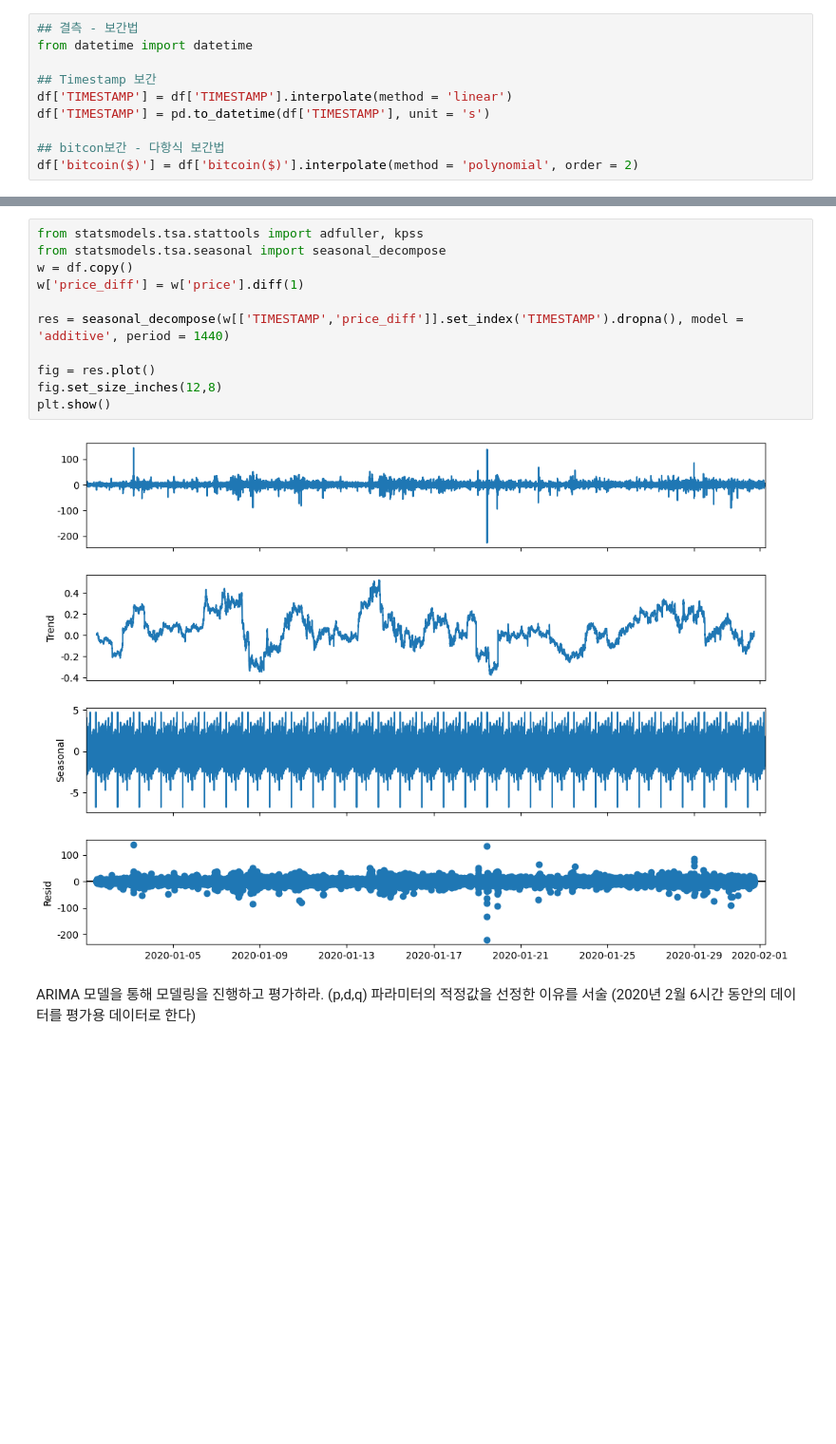
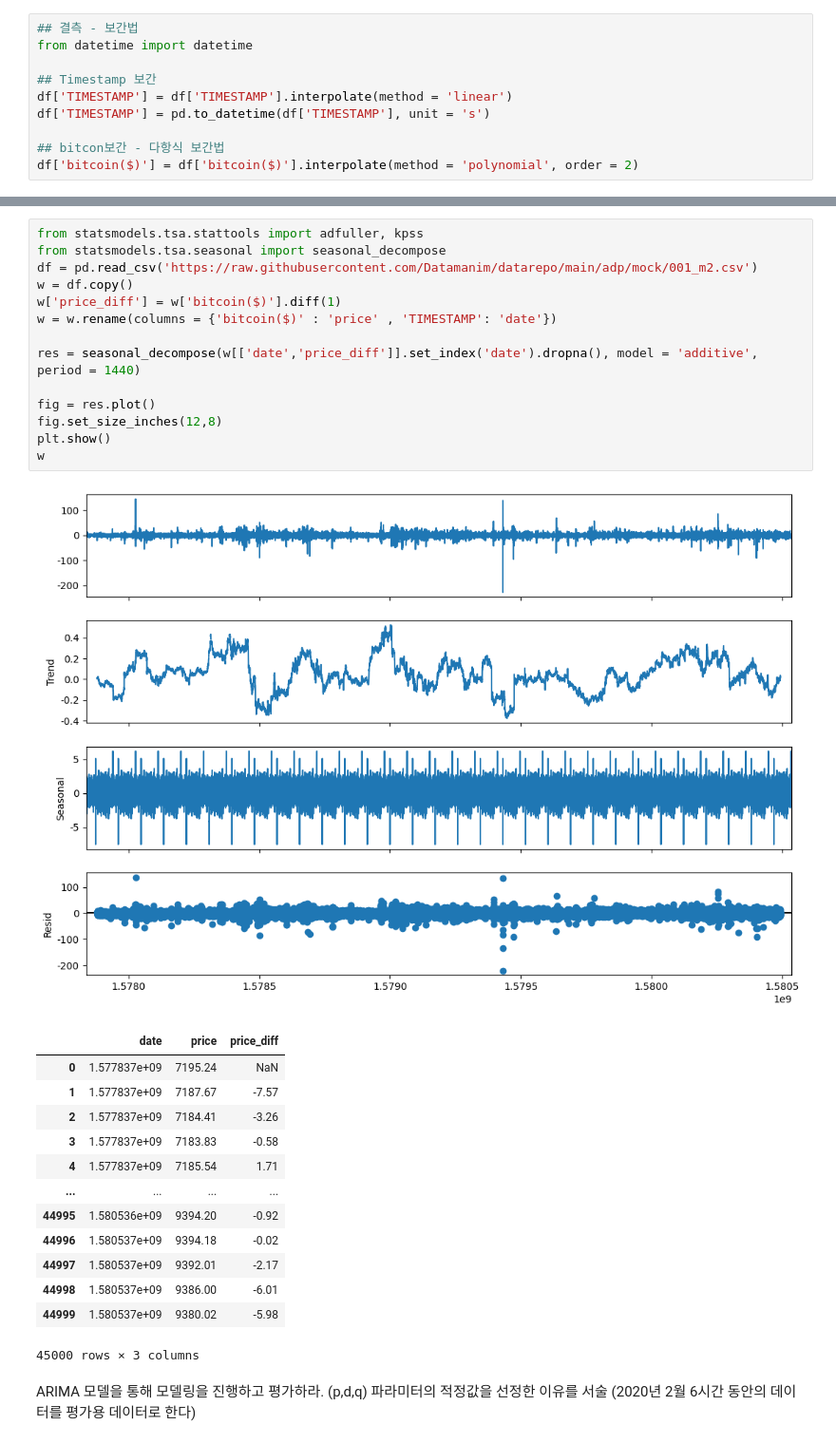
Before and after one commit to doeungim/ADP_DE, a Jupyter notebook: ADP_Exam1.ipynb, the cells around one changed output, grey strips where cells are left out. Shown at 95% size. Saved outputs shown, nothing was run; the diff lists cells and outputs as text; blank space fills up the shorter version.

```diff
--- a/ADP_Exam1.ipynb
+++ b/ADP_Exam1.ipynb
@@ -305,16 +293,32 @@ TypeError: float() argument must be a string or a real number, not 'Timestamp'
 # %%
 from statsmodels.tsa.stattools import adfuller, kpss
 from statsmodels.tsa.seasonal import seasonal_decompose
+df = pd.read_csv('https://raw.githubusercontent.com/Datamanim/datarepo/main/adp/mock/001_m2.csv')
 w = df.copy()
-w['price_diff'] = w['price'].diff(1)
+w['price_diff'] = w['bitcoin($)'].diff(1)
+w = w.rename(columns = {'bitcoin($)' : 'price' , 'TIMESTAMP': 'date'})
 
-res = seasonal_decompose(w[['TIMESTAMP','price_diff']].set_index('TIMESTAMP').dropna(), model = 'additive', period = 1440)
+res = seasonal_decompose(w[['date','price_diff']].set_index('date').dropna(), model = 'additive', period = 1440)
 
 fig = res.plot()
 fig.set_size_inches(12,8)
 plt.show()
+w
 # %% [output]
-[figure, old version]
+[figure, new version]
+|  | date | price | price_diff |
+| 0 | 1.577837e+09 | 7195.24 | NaN |
+| 1 | 1.577837e+09 | 7187.67 | -7.57 |
+| 2 | 1.577837e+09 | 7184.41 | -3.26 |
+| 3 | 1.577837e+09 | 7183.83 | -0.58 |
+| 4 | 1.577837e+09 | 7185.54 | 1.71 |
+| ... | ... | ... | ... |
+| 44995 | 1.580536e+09 | 9394.20 | -0.92 |
+| 44996 | 1.580537e+09 | 9394.18 | -0.02 |
+| 44997 | 1.580537e+09 | 9392.01 | -2.17 |
+| 44998 | 1.580537e+09 | 9386.00 | -6.01 |
+| 44999 | 1.580537e+09 | 9380.02 | -5.98 |
+45000 rows × 3 columns
 # %% [markdown]
 ARIMA 모델을 통해 모델링을 진행하고 평가하라. (p,d,q) 파라미터의 적정값을 선정한 이유를 서술 </br>
 (2020년 2월 6시간 동안의 데이터를 평가용 데이터로 한다)
```
Also changed, not shown: parts of 9 cells of this notebook.
